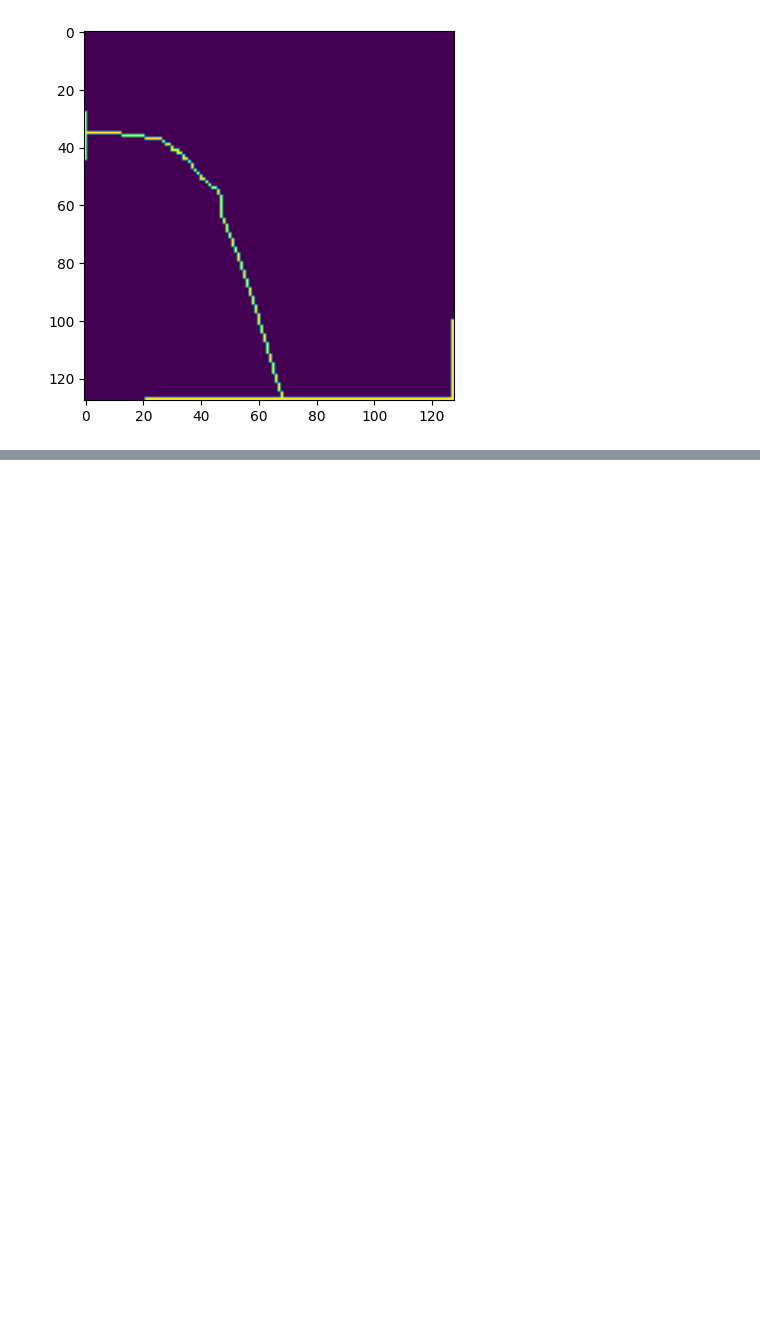
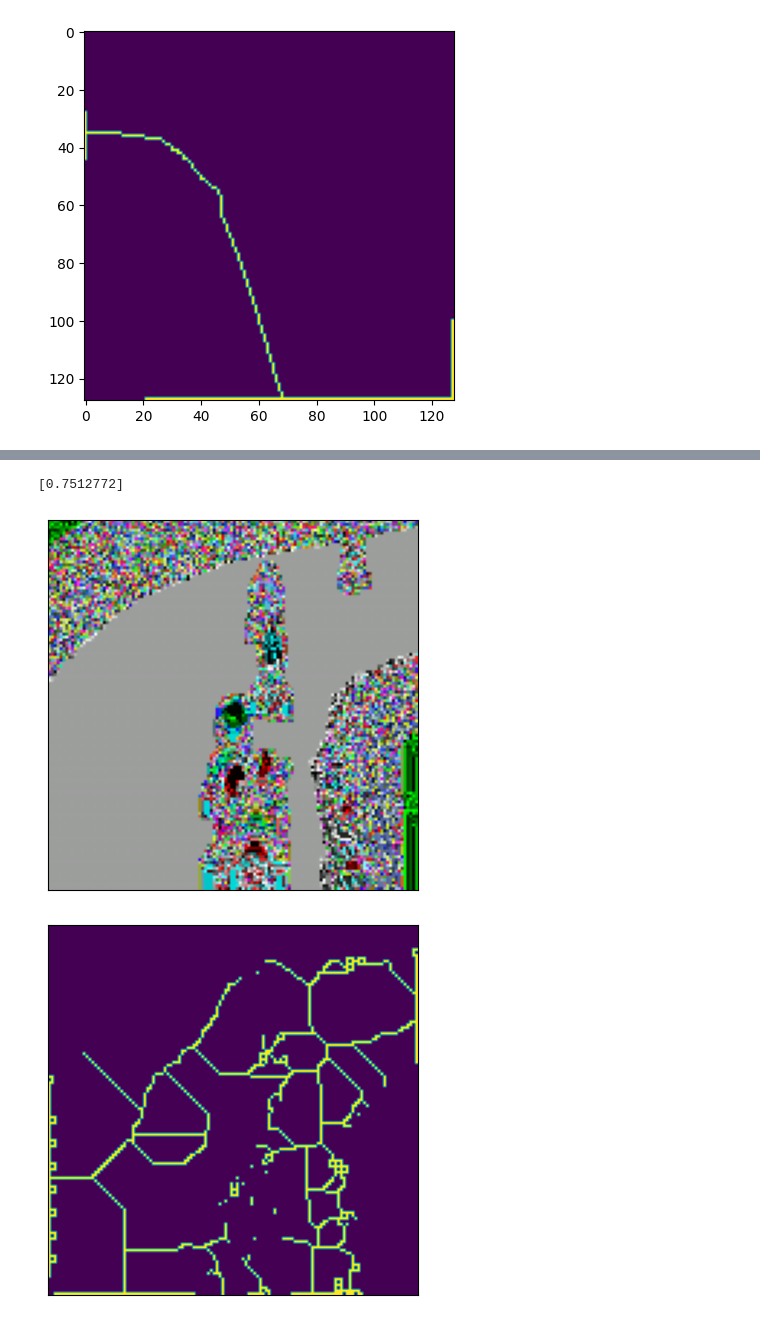
Before and after one commit to christamumley/MarioKartAI, a Jupyter notebook: ImageSegmentation.ipynb, the cells around one changed output, grey strips where cells are left out. Saved outputs shown, nothing was run; the diff lists cells and outputs as text; code cells hidden in the pictures; blank space fills up the shorter version.

```diff
--- a/ImageSegmentation.ipynb
+++ b/ImageSegmentation.ipynb
@@ -354,2 +351,0 @@ print(test)
-# %%
-cv2.fitLine(test, cv2.DIST_L2, 0, 0.01, 0.01)
@@ -365,0 +352,10 @@ array([[ 0.7203659],
+# %%
+# cv2.HoughLines(test,1, np.pi/180, 1)
+def calculate_direction(img):
+    test = F.to_pil_image(img)
+    test = np.array(test)
+    test = cv2.ximgproc.thinning(test)
+    plt.imshow(test)
+    points = cv2.findNonZero(test)
+    direction, _,_,_ = cv2.fitLine(points, cv2.DIST_L1, 0, 0.01, 0.01)
+    return direction
@@ -365,0 +367,26 @@ array([[ 0.7203659],
+# %%
+
+idx = 30
+
+path = test_images[idx]
+path = "Images/s_32.png"
+# img = read_image(f"Images/{test_images[idx]}", ImageReadMode.RGB)
+img = read_image(f"{path}", ImageReadMode.RGB)
+
+img = clean_test_image(img)
+show(img.squeeze(0))
+
+out = model.forward(img)
+
+out = out.float()
+out = out.squeeze(0)
+
+out = out > 0.7
+out = out.float()
+
+show(out)
+print(calculate_direction(out))
+# %% [output]
+[0.7512772]
+[figure, added]
+[figure, added]
```
Also changed, not shown: parts of 7 cells of this notebook, 3 other files.
